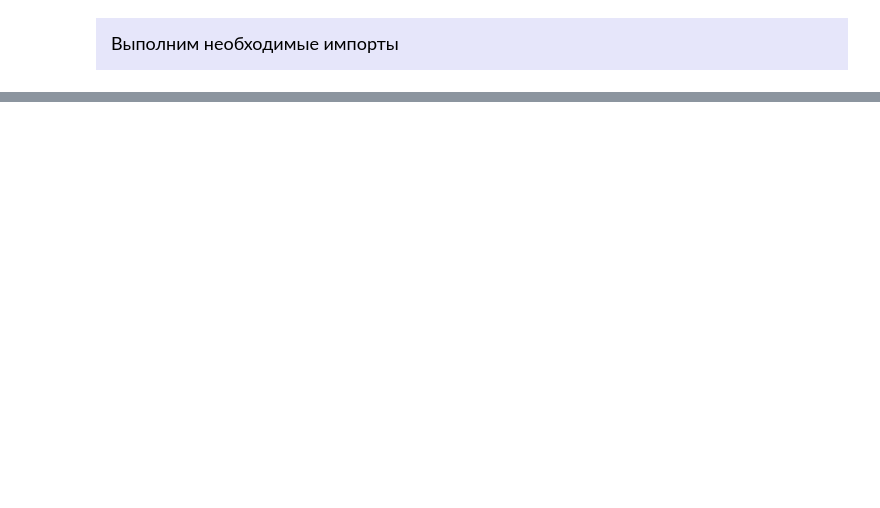
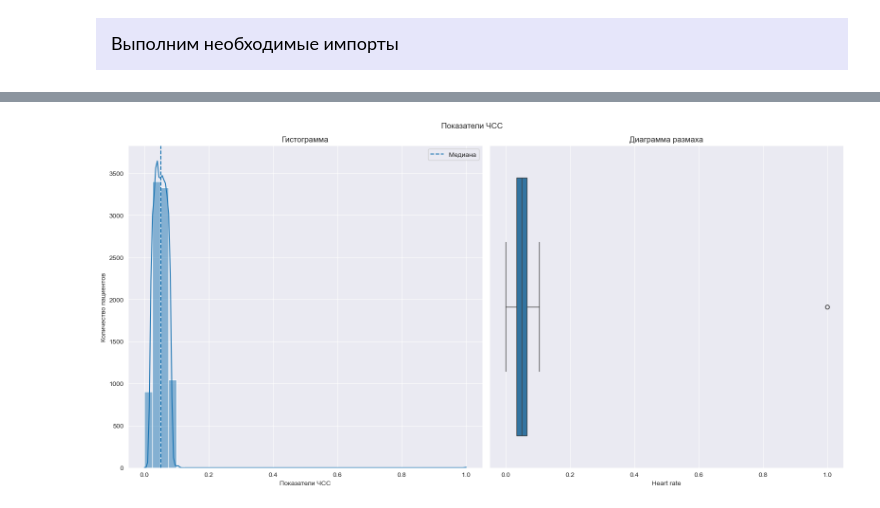
Before and after one commit to ARDIMAX/heart_project, a Jupyter notebook: project.ipynb, the cells around one changed output, grey strips where cells are left out. Drawn from its saved outputs; the diff is of its cells as text; code cells hidden in the pictures; blank space fills up the shorter version.

```diff
--- a/project.ipynb
+++ b/project.ipynb
@@ -28,0 +503,8 @@ DEFAULT_PALETTE = [
+# %%
+plot_hist_and_box(df_train,
+                  column='Heart rate',
+                  axis_label='Показатели ЧСС',
+                  suptitle='Показатели ЧСС'
+                 )
+# %% [output]
+[figure, added]
```
Also changed, not shown: parts of 69 cells of this notebook, 3 other files.
